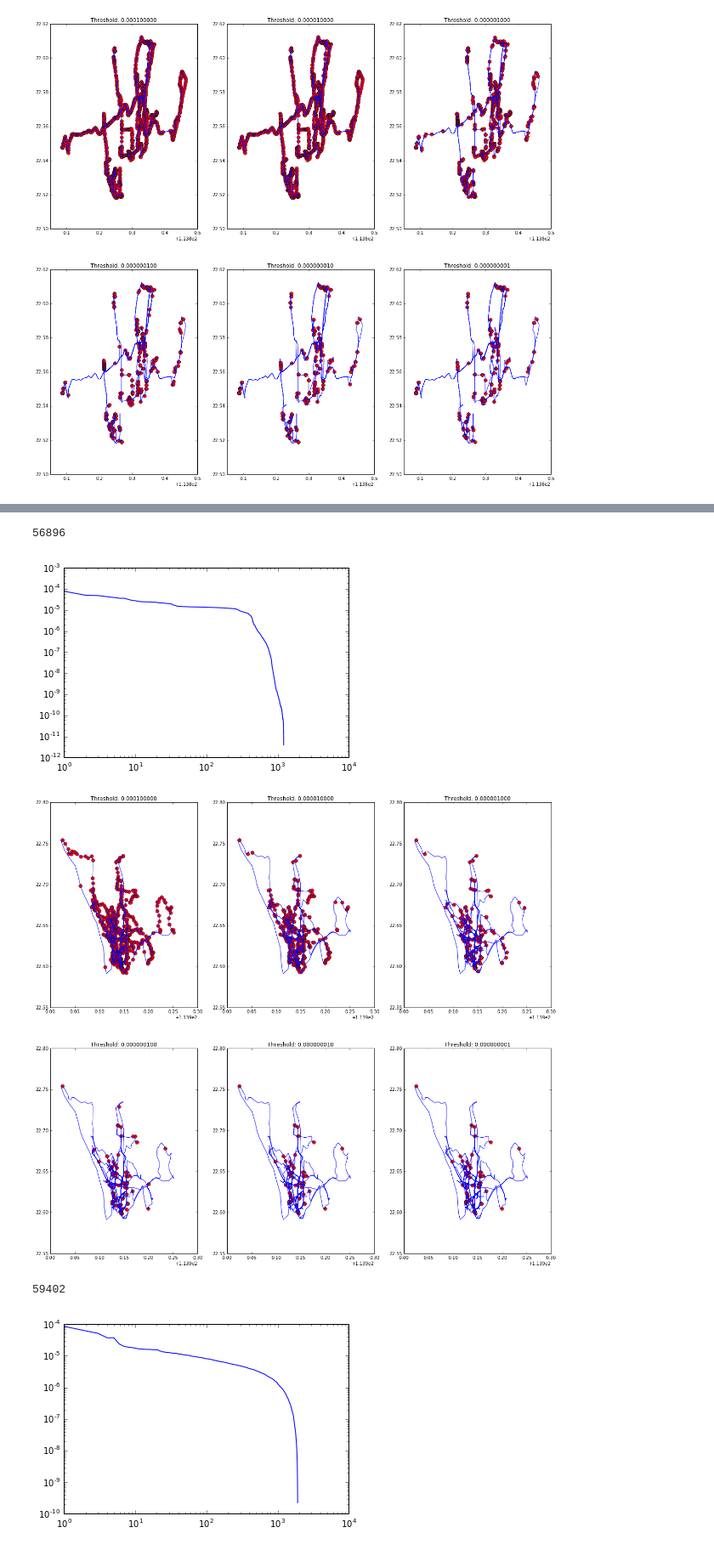
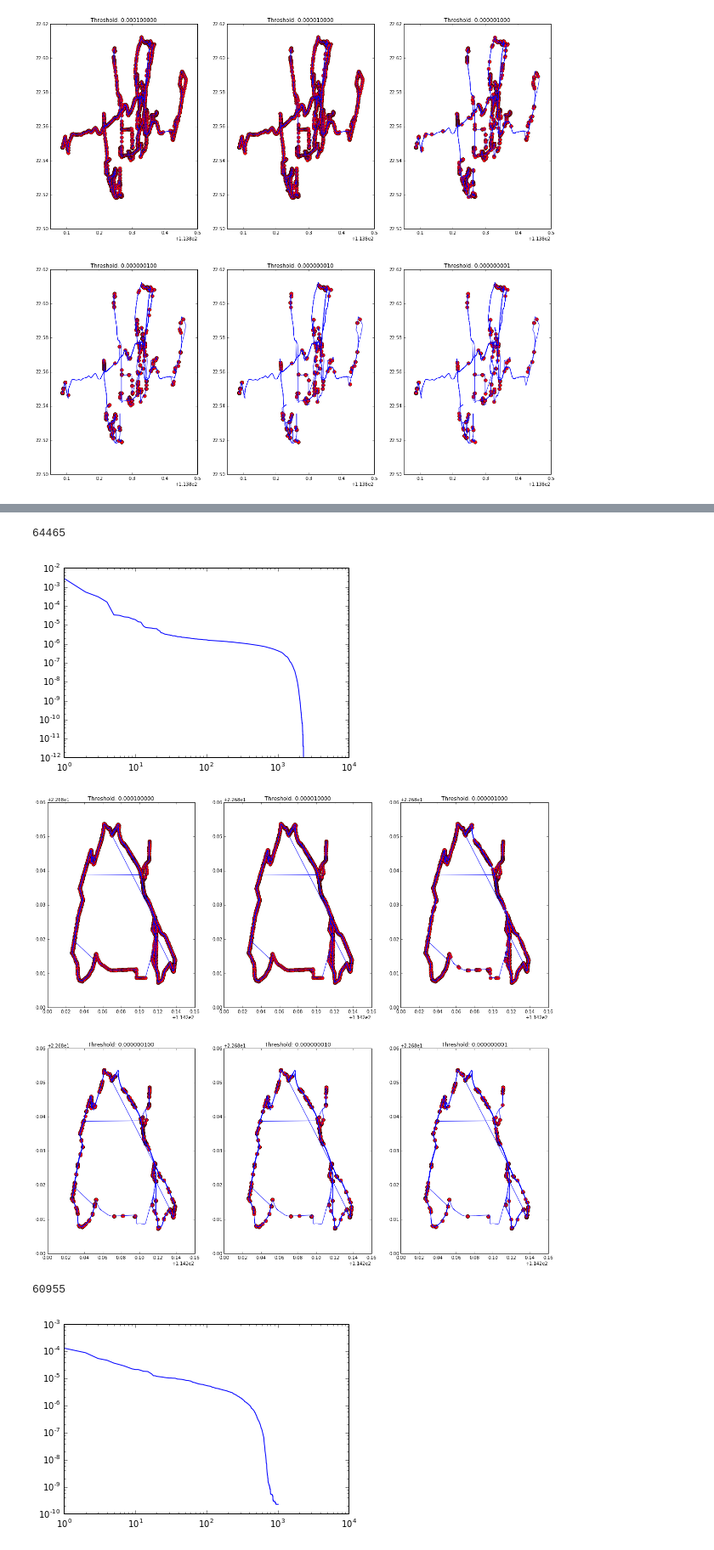
Before and after one commit to 1nfo/TLRI, a Jupyter notebook: Exploring.ipynb, the cells around one changed output, grey strips where cells are left out. Shown at 85% size. Saved outputs shown, nothing was run; the diff lists cells and outputs as text; code cells hidden in the pictures.

```diff
--- a/Exploring.ipynb
+++ b/Exploring.ipynb
@@ -66,6 +64,6 @@ fig = plt.figure(figsize=(20,18))
 threshold = [.01,.003,.001,.0003]
 for i in xrange(len(threshold)):
     fig.add_subplot(2,2,i+1)
-    test = readTraj(tids[18],threshold[i])
+    test = readTraj(tids[18],True,threshold[i],isplot=True)
     plt.title("split number: %d threshold: %f" % (len(test), threshold[i]))
 # %% [output]
@@ -75,6 +73,6 @@ fig = plt.figure(figsize=(20,18))
 threshold = [.001,.0005,.0003,.0001]
 for i in xrange(len(threshold)):
     fig.add_subplot(2,2,i+1)
-    test = readTraj(tids[18],threshold[i])
+    test = readTraj(tids[18],True,threshold[i],isplot=True)
     plt.title("split number: %d threshold: %f" % (len(test), threshold[i]))
 # %% [output]
@@ -84,7 +82,7 @@ plt.figure(figsize=(20,18))
 dfs = []
 N=100
 for i in xrange(N):
-    dfs+=readTraj(tids[i],0.0003)
+    readTraj(tids[i],True,0.0003,isplot=True)
 # %% [output]
 [figure]
 # %% [markdown]
@@ -118,7 +116,7 @@ def distDistrib(df):
     ret=[]
     for i in xrange(1,df.shape[0]):
         dist = sum((df.ix[i-1,2:4]-df.ix[i,2:4])**2)
-        ret.append(dist)
+        if dist>0:ret.append(dist)
     return ret
 
 plt.loglog(sorted(distDistrib(df),reverse=True))
@@ -158,9 +156,11 @@ while i<TEST_NUM:
     seed=random.choice(tids)
     traj_ = readTraj(seed)
     if type(traj_)!=list:
-        print seed
-        plt.loglog(sorted(distDistrib(traj_),reverse=True))
-        plt.show()
-        _tmp_plot(_traj)
-        i+=1
+        t = sorted(distDistrib(traj_),reverse=True)
+        if t:
+            print seed
+            plt.loglog(t)
+            plt.show()
+            _tmp_plot(traj_)
+            i+=1
 # %% [output]
@@ -173,5 +173,5 @@ while i<TEST_NUM:
-56896
+64465
-[figure, old version]
+[figure, new version]
-[figure, old version]
+[figure, new version]
-59402
+60955
-[figure, old version]
+[figure, new version]
```
Also changed, not shown: parts of 5 cells of this notebook, 6 other files.
